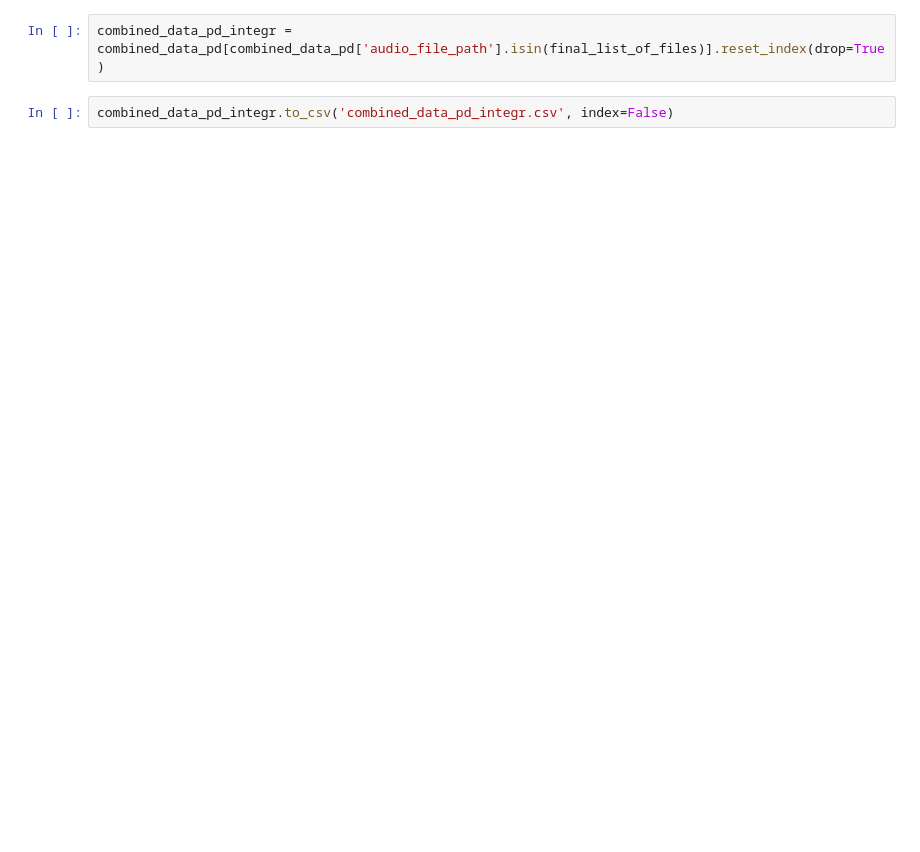
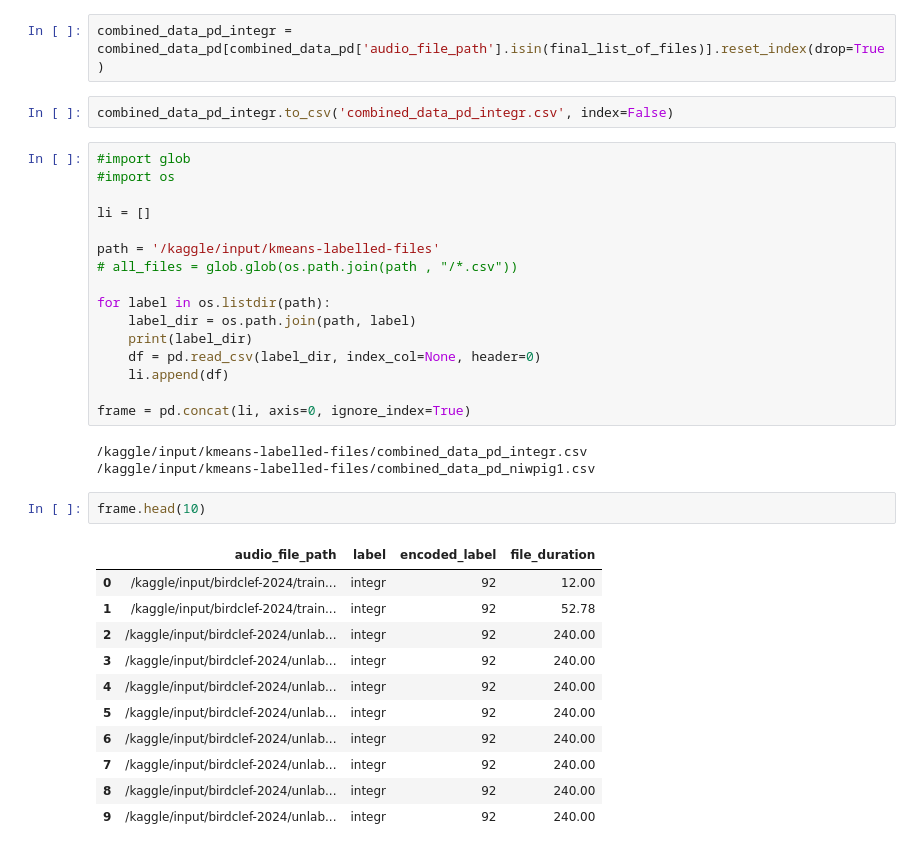
Before and after one commit to sumaniitm/BirdCLEF-2024-kaggle, a Jupyter notebook: labelling-using-kmeans.ipynb, the cells around one changed output. Cells and saved outputs as stored; diff of their text form; blank space fills up the shorter version.

Commit message:
Kaggle Notebook | labelling-using-kmeans | Version 3

```diff
--- a/labelling-using-kmeans.ipynb
+++ b/labelling-using-kmeans.ipynb
@@ -362,3 +361,36 @@ shape: (0, 2)
 combined_data_pd_integr = combined_data_pd[combined_data_pd['audio_file_path'].isin(final_list_of_files)].reset_index(drop=True)
 # %%
 combined_data_pd_integr.to_csv('combined_data_pd_integr.csv', index=False)
+# %%
+#import glob
+#import os
+
+li = []
+
+path = '/kaggle/input/kmeans-labelled-files'
+# all_files = glob.glob(os.path.join(path , "/*.csv"))
+
+for label in os.listdir(path):
+    label_dir = os.path.join(path, label)
+    print(label_dir)
+    df = pd.read_csv(label_dir, index_col=None, header=0)
+    li.append(df)
+
+frame = pd.concat(li, axis=0, ignore_index=True)
+# %% [output]
+/kaggle/input/kmeans-labelled-files/combined_data_pd_integr.csv
+/kaggle/input/kmeans-labelled-files/combined_data_pd_niwpig1.csv
+# %%
+frame.head(10)
+# %% [output]
+|  | audio_file_path | label | encoded_label | file_duration |
+| 0 | /kaggle/input/birdclef-2024/train... | integr | 92 | 12.00 |
+| 1 | /kaggle/input/birdclef-2024/train... | integr | 92 | 52.78 |
+| 2 | /kaggle/input/birdclef-2024/unlab... | integr | 92 | 240.00 |
+| 3 | /kaggle/input/birdclef-2024/unlab... | integr | 92 | 240.00 |
+| 4 | /kaggle/input/birdclef-2024/unlab... | integr | 92 | 240.00 |
+| 5 | /kaggle/input/birdclef-2024/unlab... | integr | 92 | 240.00 |
+| 6 | /kaggle/input/birdclef-2024/unlab... | integr | 92 | 240.00 |
+| 7 | /kaggle/input/birdclef-2024/unlab... | integr | 92 | 240.00 |
+| 8 | /kaggle/input/birdclef-2024/unlab... | integr | 92 | 240.00 |
+| 9 | /kaggle/input/birdclef-2024/unlab... | integr | 92 | 240.00 |
```
Also changed, not shown: parts of 11 cells of this notebook.
